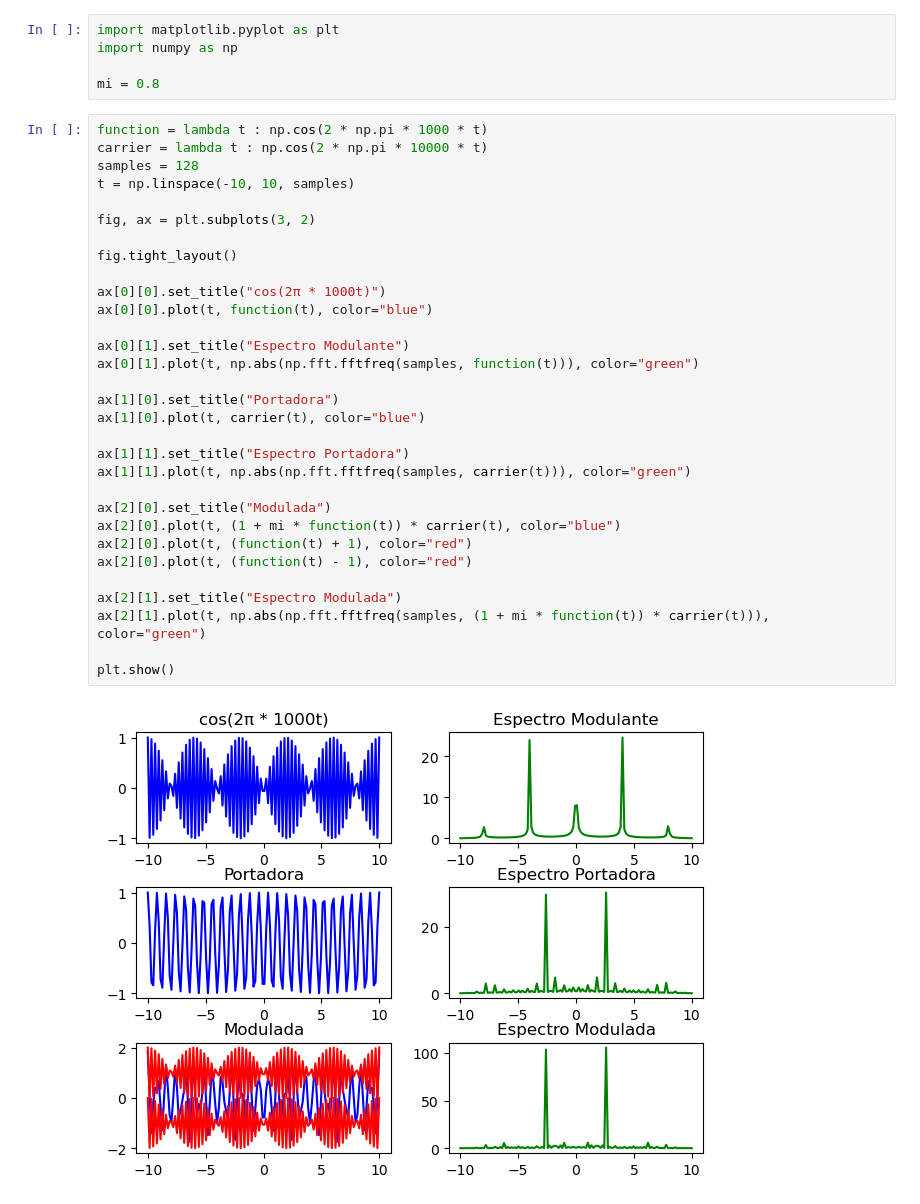
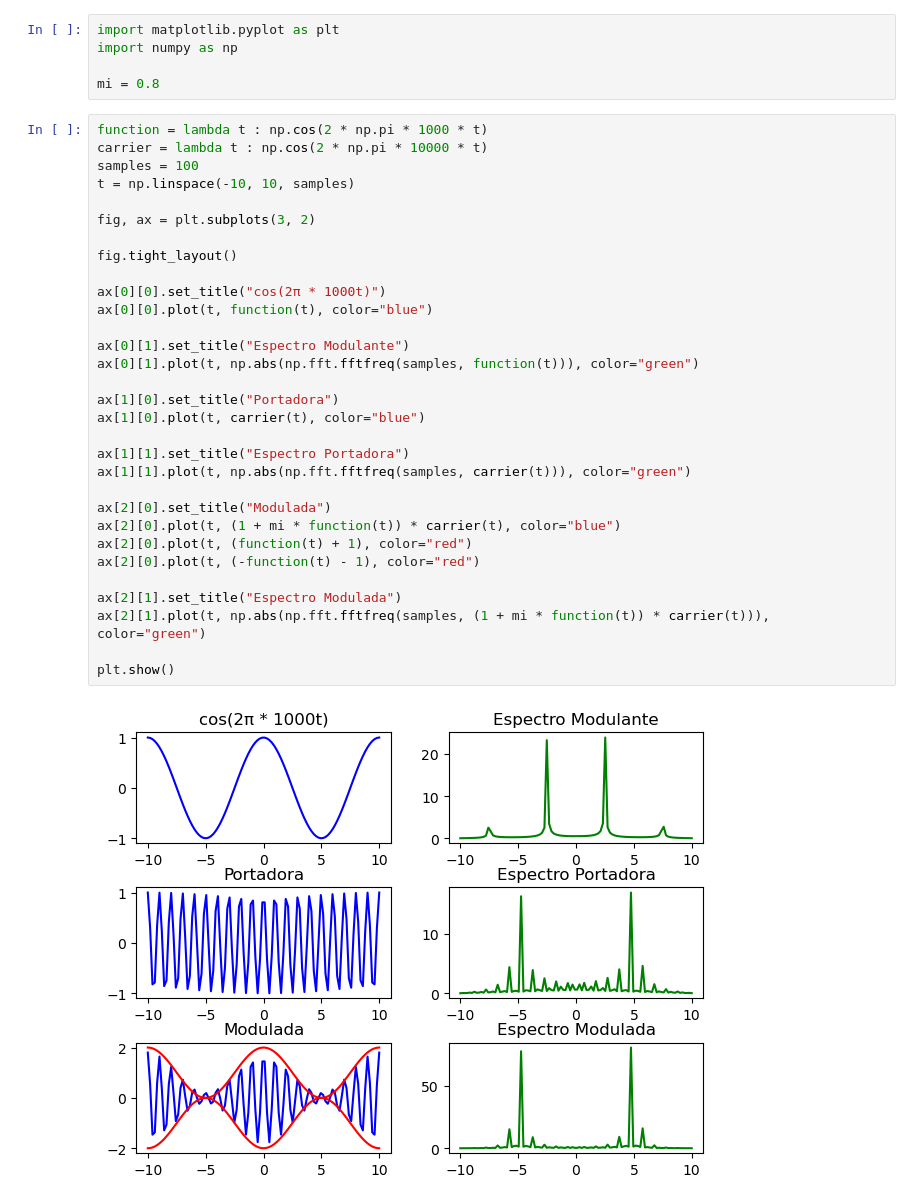
Before and after one commit to rabispedro/principios-de-comunicacao, a Jupyter notebook: trabalho01.ipynb, the cells around one changed output. Cells and saved outputs as stored; diff of their text form.

```diff
--- a/trabalho01.ipynb
+++ b/trabalho01.ipynb
@@ -16,34 +16,34 @@ mi = 0.8
 # %%
 function = lambda t : np.cos(2 * np.pi * 1000 * t)
 carrier = lambda t : np.cos(2 * np.pi * 10000 * t)
-samples = 128
+samples = 100
 t = np.linspace(-10, 10, samples)
 
 fig, ax = plt.subplots(3, 2)
 
 fig.tight_layout()
 
 ax[0][0].set_title("cos(2π * 1000t)")
 ax[0][0].plot(t, function(t), color="blue")
 
 ax[0][1].set_title("Espectro Modulante")
 ax[0][1].plot(t, np.abs(np.fft.fftfreq(samples, function(t))), color="green")
 
 ax[1][0].set_title("Portadora")
 ax[1][0].plot(t, carrier(t), color="blue")
 
 ax[1][1].set_title("Espectro Portadora")
 ax[1][1].plot(t, np.abs(np.fft.fftfreq(samples, carrier(t))), color="green")
 
 ax[2][0].set_title("Modulada")
 ax[2][0].plot(t, (1 + mi * function(t)) * carrier(t), color="blue")
 ax[2][0].plot(t, (function(t) + 1), color="red")
-ax[2][0].plot(t, (function(t) - 1), color="red")
+ax[2][0].plot(t, (-function(t) - 1), color="red")
 
 ax[2][1].set_title("Espectro Modulada")
 ax[2][1].plot(t, np.abs(np.fft.fftfreq(samples, (1 + mi * function(t)) * carrier(t))), color="green")
 
 plt.show()
 # %% [output]
-[figure, old version]
+[figure, new version]
 # %%
```
Also changed, not shown: parts of 2 cells of this notebook.
